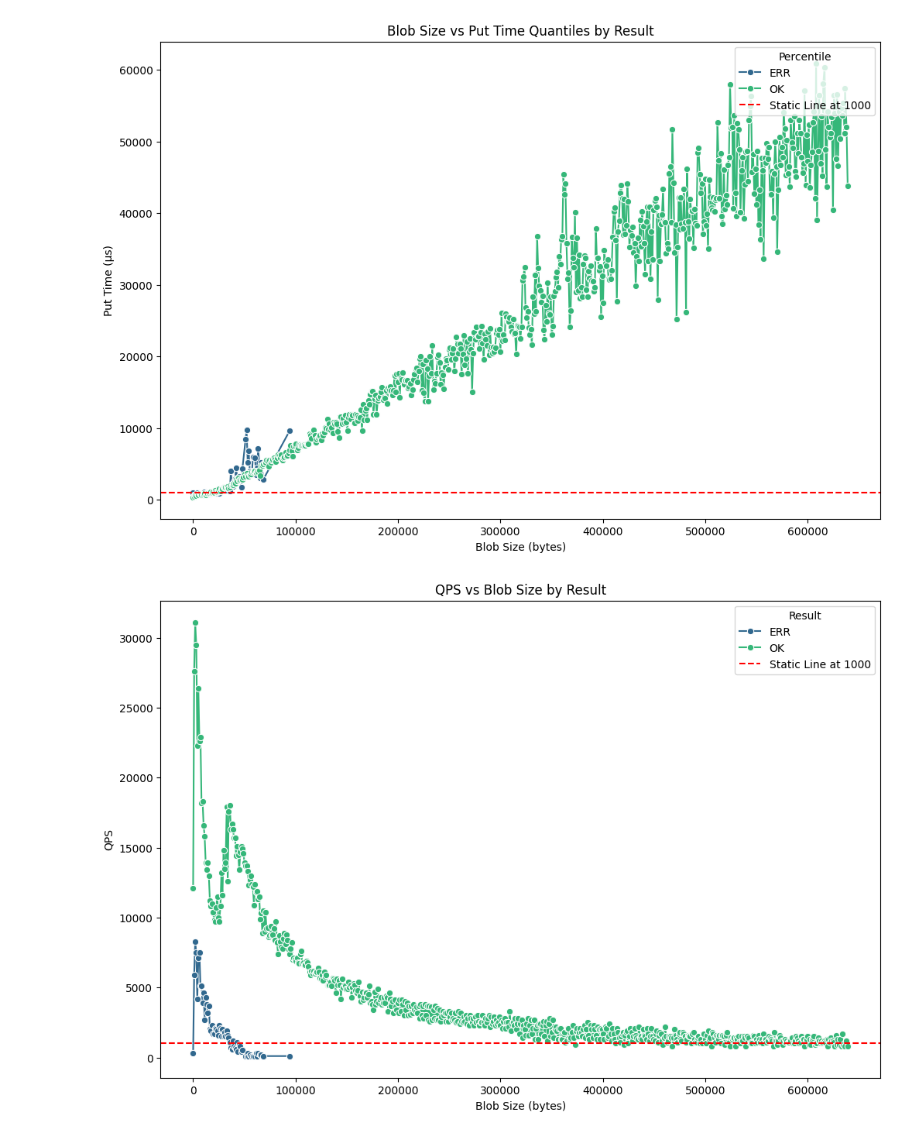
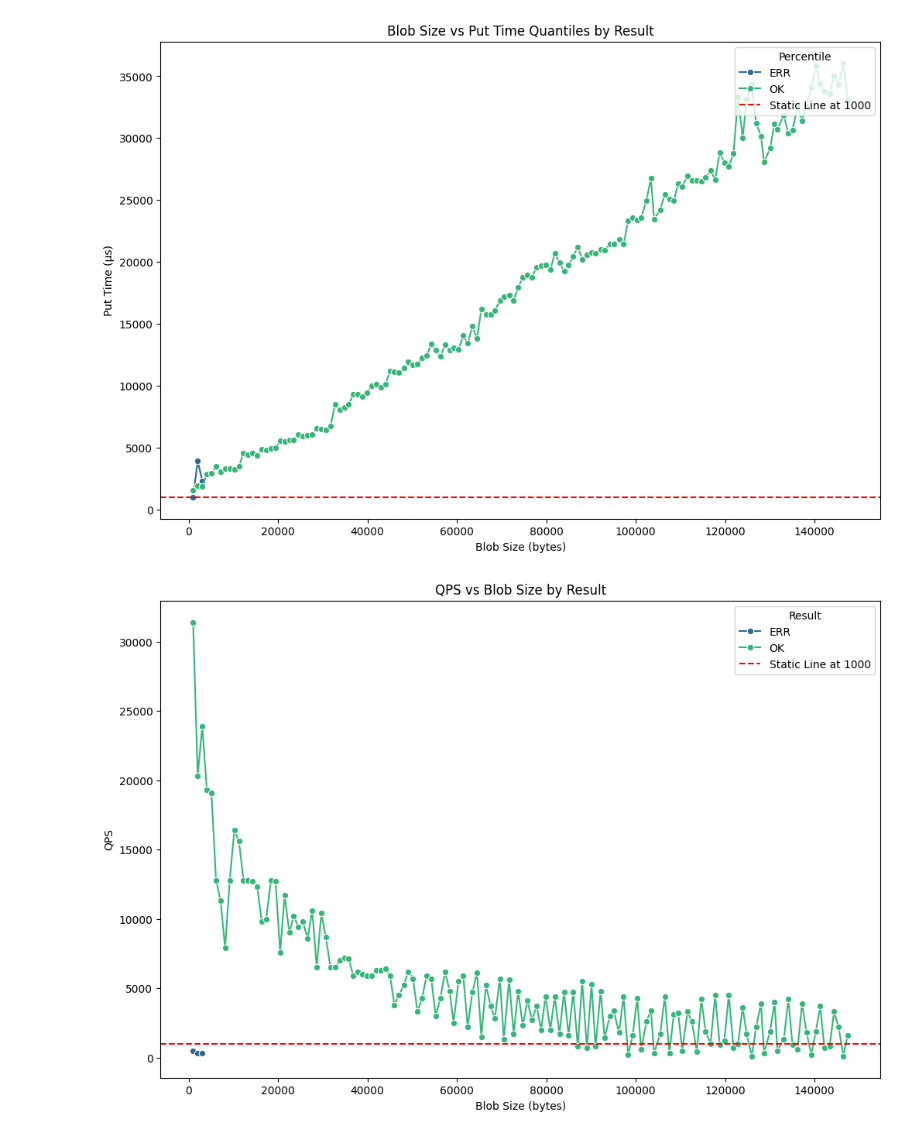
Before and after one commit to Alb0t/aerospike-single-record-perf, a Jupyter notebook: notebooks/Untitled(1).ipynb, the cells around one changed output. Saved outputs shown, nothing was run; the diff lists cells and outputs as text; code cells hidden in the pictures.

```diff
--- a/notebooks/Untitled(1).ipynb
+++ b/notebooks/Untitled(1).ipynb
@@ -24,7 +24,7 @@ import matplotlib.pyplot as plt
 import seaborn as sns
 
 # Read data from text file
-with open('run-data.txt', 'r') as file:
+with open('logs_utf8.txt', 'r', encoding='utf-8', errors='replace') as file:
     lines = file.readlines()
 
 # Convert data to a list of dictionaries
@@ -56,32 +56,32 @@ quantiles = df.groupby(['EpochTime', 'Result'])['PutTimeMicroseconds'].quantile(
 quantiles.columns = ['EpochTime', 'Result', 'Quantile_25', 'Quantile_50', 'Quantile_75']
 
 # Merge quantiles back to aggregated dataframe
 agg_df = pd.merge(agg_df, quantiles, on=['EpochTime', 'Result'])
 
 # Calculate QPS using the median (50th quantile)
 agg_df['QPS'] = agg_df['Count'] *100
 
 # Plotting all quantiles on the same graph
 plt.figure(figsize=(12, 8))
 sns.lineplot(data=agg_df, x='BlobSize', y='Quantile_25', hue='Result', palette='viridis', marker='o')
 plt.axhline(y=1000, color='red', linestyle='--', label='Static Line at 1000')  # Adding static line at 1000
 plt.title('Blob Size vs Put Time Quantiles by Result')
 plt.xlabel('Blob Size (bytes)')
 plt.ylabel('Put Time (µs)')
 plt.legend(title='Percentile', loc='upper right')
 plt.ticklabel_format(style='plain', axis='y')  # Ensures the y-axis shows full decimals
 plt.show()
 
 # Plot QPS vs Blob Size by Result
 plt.figure(figsize=(12, 8))
 sns.lineplot(data=agg_df, x='BlobSize', y='QPS', hue='Result', palette='viridis', marker='o')
 plt.axhline(y=1000, color='red', linestyle='--', label='Static Line at 1000')  # Adding static line at 1000
 plt.title('QPS vs Blob Size by Result')
 plt.xlabel('Blob Size (bytes)')
 plt.ylabel('QPS')
 plt.legend(title='Result')
 plt.ticklabel_format(style='plain', axis='y')  # Ensures the y-axis shows full decimals
 plt.show()
 # %% [output]
-[figure, old version]
+[figure, new version]
-[figure, old version]
+[figure, new version]
```
Also changed, not shown: parts of 1 cell of this notebook, 6 other files.
